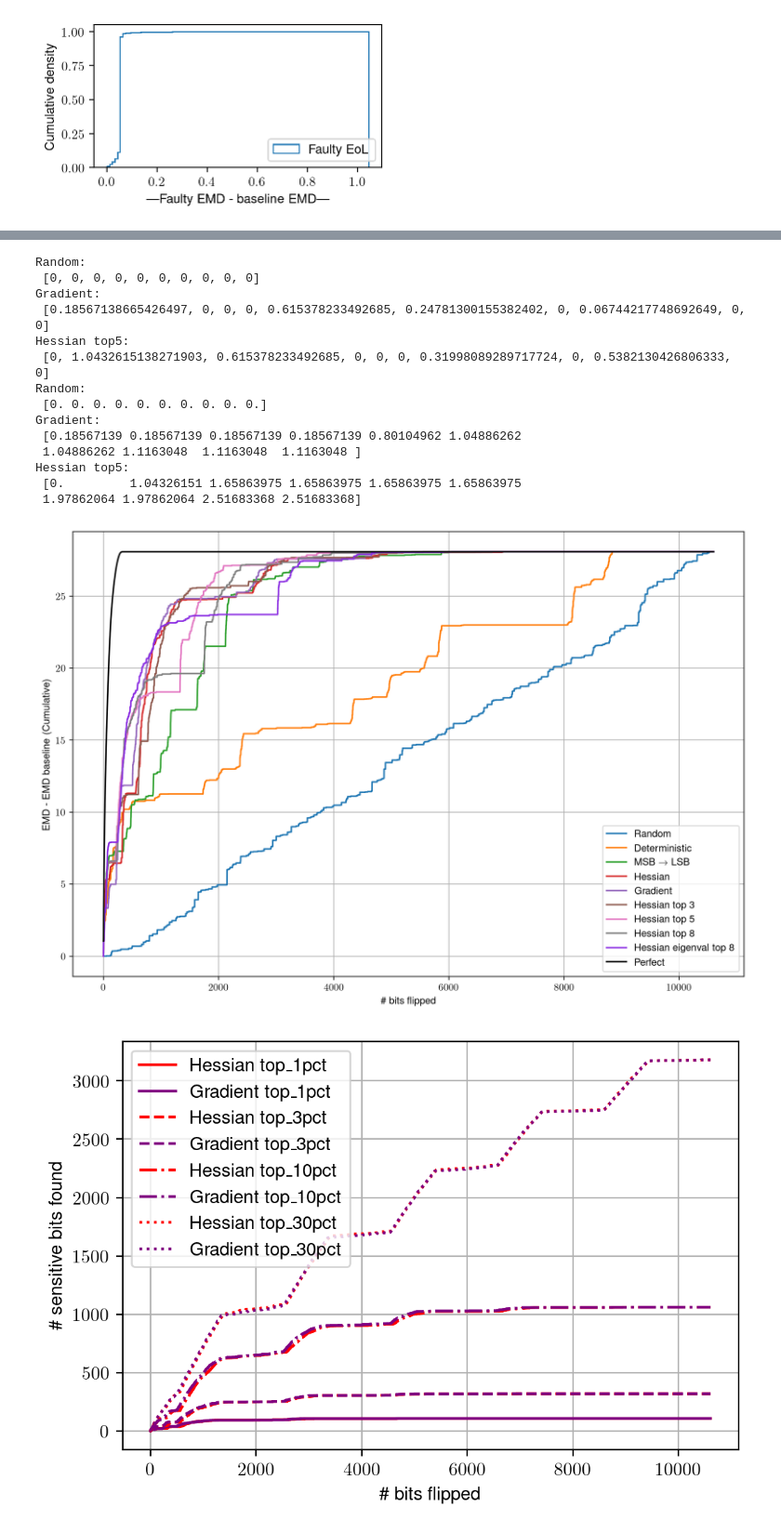
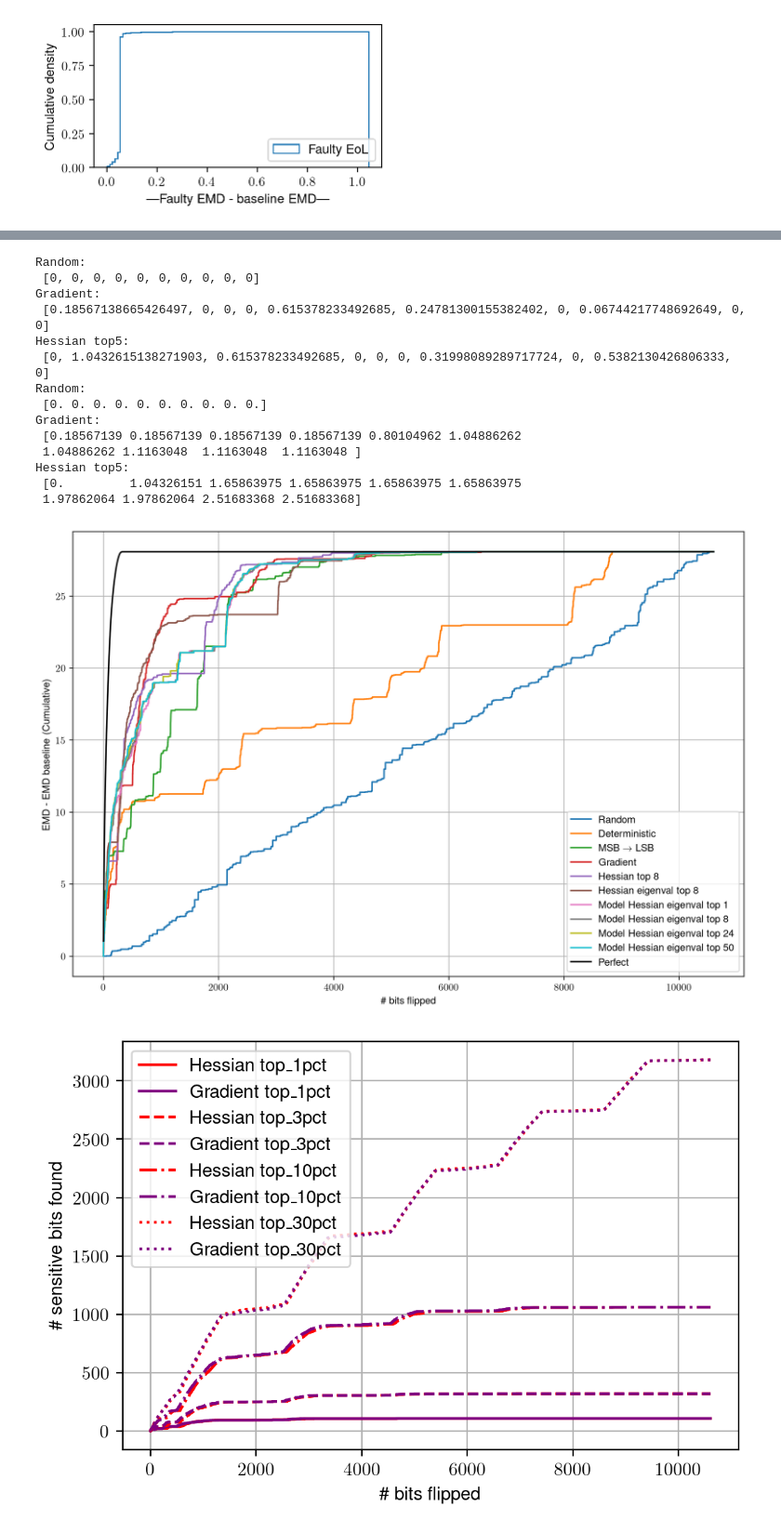
Before and after one commit to oliviaweng/fastml-science, a Jupyter notebook: sensor-data-compression/hessian-analysis/plot_paramater_ranking.ipynb, the cells around one changed output, grey strips where cells are left out. Shown at 93% size. Cells and saved outputs as stored; diff of their text form; code cells hidden in the pictures.

```diff
--- a/sensor-data-compression/hessian-analysis/plot_paramater_ranking.ipynb
+++ b/sensor-data-compression/hessian-analysis/plot_paramater_ranking.ipynb
@@ -121,7 +121,7 @@ def convert_param_ranking_to_bit_ranking(param_ranking, param_score):
             bit_level_rank.append(bit_idx + j)
     print(len(bit_level_rank))
     # Sort from MSB to LSB
-    # bit_level_rank = sort_bits_MSB_to_LSB(bit_level_rank)
+    bit_level_rank = sort_bits_MSB_to_LSB(bit_level_rank)
     return bit_level_rank
 
 def layer_convert_param_ranking_to_bit_ranking(conv_param_ranking, conv_param_score, dense_param_ranking, dense_param_score, threshold=0.01):
@@ -230,6 +230,12 @@ model_hessian_eigenval_rank_top24 = convert_param_ranking_to_bit_ranking(
     model_hess_eigenval_rank_top24, model_hess_eigenval_score_top24
 )
 
+# Parse (top 50) model-wide hessian ranking (eigenvalue included in score) file
+model_hess_eigenval_rank_top50, model_hess_eigenval_score_top50 = parse_ranking_file('top50_hess_eigenval_ranking.txt')
+model_hessian_eigenval_rank_top50 = convert_param_ranking_to_bit_ranking(
+    model_hess_eigenval_rank_top50, model_hess_eigenval_score_top50
+)
+
 print(f"Hessian rank: {hessian_rank[:15]}")
 print(f"Hessian top 3 rank: {hessian_rank_top3[:15]}")
 print(f"Hessian top 5 rank: {hessian_rank_top5[:15]}")
@@ -239,6 +245,7 @@ print(f"Gradient rank: {gradient_rank[:15]}")
 print(f"Model-wide Hessian top 1 eigenval rank: {model_hessian_eigenval_rank_top1[:15]}")
 print(f"Model-wide Hessian top 8 eigenval rank: {model_hessian_eigenval_rank_top8[:15]}")
 print(f"Model-wide Hessian top 24 eigenval rank: {model_hessian_eigenval_rank_top24[:15]}")
+print(f"Model-wide Hessian top 50 eigenval rank: {model_hessian_eigenval_rank_top50[:15]}")
 # %% [output]
 100
 190
@@ -412,6 +448,10 @@ hessian_top3_delta_emd = []
 hessian_top5_delta_emd = []
 hessian_top8_delta_emd = []
 hessian_eigenval_top8_delta_emd = []
+model_hessian_eigenval_top1_delta_emd = []
+model_hessian_eigenval_top8_delta_emd = []
+model_hessian_eigenval_top24_delta_emd = []
+model_hessian_eigenval_top50_delta_emd = []
 bit_ordered_delta_emd = []
 deterministic_delta_emd = []
 perfect_delta_emd = []
@@ -445,6 +485,18 @@ for i in range(NUM_BITS):
     hessian_eigenval_top8_idx = ground_truth_rank.index(hessian_eigenval_rank_top8[i])
     delta_emd = ground_truth_emd[hessian_eigenval_top8_idx] - AVG_EMD_BASELINE_EoL
     hessian_eigenval_top8_delta_emd.append(delta_emd if delta_emd > 0 else 0)
+    model_hessian_eigenval_top1_idx = ground_truth_rank.index(model_hessian_eigenval_rank_top1[i])
+    delta_emd = ground_truth_emd[model_hessian_eigenval_top1_idx] - AVG_EMD_BASELINE_EoL
+    model_hessian_eigenval_top1_delta_emd.append(delta_emd if delta_emd > 0 else 0)
+    model_hessian_eigenval_top8_idx = ground_truth_rank.index(model_hessian_eigenval_rank_top8[i])
+    delta_emd = ground_truth_emd[model_hessian_eigenval_top8_idx] - AVG_EMD_BASELINE_EoL
+    model_hessian_eigenval_top8_delta_emd.append(delta_emd if delta_emd > 0 else 0)
+    model_hessian_eigenval_top24_idx = ground_truth_rank.index(model_hessian_eigenval_rank_top24[i])
+    delta_emd = ground_truth_emd[model_hessian_eigenval_top24_idx] - AVG_EMD_BASELINE_EoL
+    model_hessian_eigenval_top24_delta_emd.append(delta_emd if delta_emd > 0 else 0)
+    model_hessian_eigenval_top50_idx = ground_truth_rank.index(model_hessian_eigenval_rank_top50[i])
+    delta_emd = ground_truth_emd[model_hessian_eigenval_top50_idx] - AVG_EMD_BASELINE_EoL
+    model_hessian_eigenval_top50_delta_emd.append(delta_emd if delta_emd > 0 else 0)
 
 
 # Plot delta EMD
@@ -463,44 +515,52 @@ hessian_top3_delta_emd = np.cumsum(np.array(hessian_top3_delta_emd))
 hessian_top5_delta_emd = np.cumsum(np.array(hessian_top5_delta_emd))
 hessian_top8_delta_emd = np.cumsum(np.array(hessian_top8_delta_emd))
 hessian_eigenval_top8_delta_emd = np.cumsum(np.array(hessian_eigenval_top8_delta_emd))
+model_hessian_eigenval_top1_delta_emd = np.cumsum(np.array(model_hessian_eigenval_top1_delta_emd))
+model_hessian_eigenval_top8_delta_emd = np.cumsum(np.array(model_hessian_eigenval_top8_delta_emd))
+model_hessian_eigenval_top24_delta_emd = np.cumsum(np.array(model_hessian_eigenval_top24_delta_emd))
+model_hessian_eigenval_top50_delta_emd = np.cumsum(np.array(model_hessian_eigenval_top50_delta_emd))
 perfect_delta_emd = np.cumsum(np.array(perfect_delta_emd))
 
 print('Random:\n', random_delta_emd[:10])
 print('Gradient:\n', grad_delta_emd[:10])
 print('Hessian top5:\n', hessian_top5_delta_emd[:10])
 
 ax.plot(np.arange(NUM_BITS), random_delta_emd, label='Random')
 ax.plot(np.arange(NUM_BITS), deterministic_delta_emd, label='Deterministic')
 ax.plot(np.arange(NUM_BITS), bit_ordered_delta_emd, label=r'MSB $\rightarrow$ LSB')
-ax.plot(np.arange(NUM_BITS), hessian_delta_emd, label='Hessian')
+# ax.plot(np.arange(NUM_BITS), hessian_delta_emd, label='Hessian')
 ax.plot(np.arange(NUM_BITS), grad_delta_emd, label='Gradient')
-ax.plot(np.arange(NUM_BITS), hessian_top3_delta_emd, label='Hessian top 3')
-ax.plot(np.arange(NUM_BITS), hessian_top5_delta_emd, label='Hessian top 5')
+# ax.plot(np.arange(NUM_BITS), hessian_top3_delta_emd, label='Hessian top 3')
+# ax.plot(np.arange(NUM_BITS), hessian_top5_delta_emd, label='Hessian top 5')
 ax.plot(np.arange(NUM_BITS), hessian_top8_delta_emd, label='Hessian top 8')
-ax.plot(np.arange(NUM_BITS), hessian_eigenval_top8_delta_emd, color="blueviolet", label='Hessian eigenval top 8')
+ax.plot(np.arange(NUM_BITS), hessian_eigenval_top8_delta_emd, label='Hessian eigenval top 8')
+ax.plot(np.arange(NUM_BITS), model_hessian_eigenval_top1_delta_emd, label='Model Hessian eigenval top 1')
+ax.plot(np.arange(NUM_BITS), model_hessian_eigenval_top8_delta_emd, label='Model Hessian eigenval top 8')
+ax.plot(np.arange(NUM_BITS), model_hessian_eigenval_top24_delta_emd, label='Model Hessian eigenval top 24')
+ax.plot(np.arange(NUM_BITS), model_hessian_eigenval_top50_delta_emd, label='Model Hessian eigenval top 50')
 ax.plot(np.arange(NUM_BITS), perfect_delta_emd, color='black', label='Perfect')
 ax.set_xlabel('\# bits flipped')
 ax.set_ylabel('EMD - EMD baseline (Cumulative)')
 ax.legend()
 ax.grid()
 # plt.xlim(0, 1000)
 plt.savefig(f'plots/fault_sensitivity_ranking_delta_emd.pdf', dpi=300, bbox_inches='tight')
 # %% [output]
 Random:
  [0, 0, 0, 0, 0, 0, 0, 0, 0, 0]
 Gradient:
  [0.18567138665426497, 0, 0, 0, 0.615378233492685, 0.24781300155382402, 0, 0.06744217748692649, 0, 0]
 Hessian top5:
  [0, 1.0432615138271903, 0.615378233492685, 0, 0, 0, 0.31998089289717724, 0, 0.5382130426806333, 0]
 Random:
  [0. 0. 0. 0. 0. 0. 0. 0. 0. 0.]
 Gradient:
  [0.18567139 0.18567139 0.18567139 0.18567139 0.80104962 1.04886262
  1.04886262 1.1163048  1.1163048  1.1163048 ]
 Hessian top5:
  [0.         1.04326151 1.65863975 1.65863975 1.65863975 1.65863975
  1.97862064 1.97862064 2.51683368 2.51683368]
-[figure, old version]
+[figure, new version]
 # %%
 # Compare 1pct, 3pct, 10pct, and 30pct searches for Hessian and gradient
 top_k_bit_indices = [top_1pct_bit_indices, top_3pct_bit_indices, top_10pct_bit_indices, top_30pct_bit_indices]
```
Also changed, not shown: parts of 2 cells of this notebook, 13 other files.
